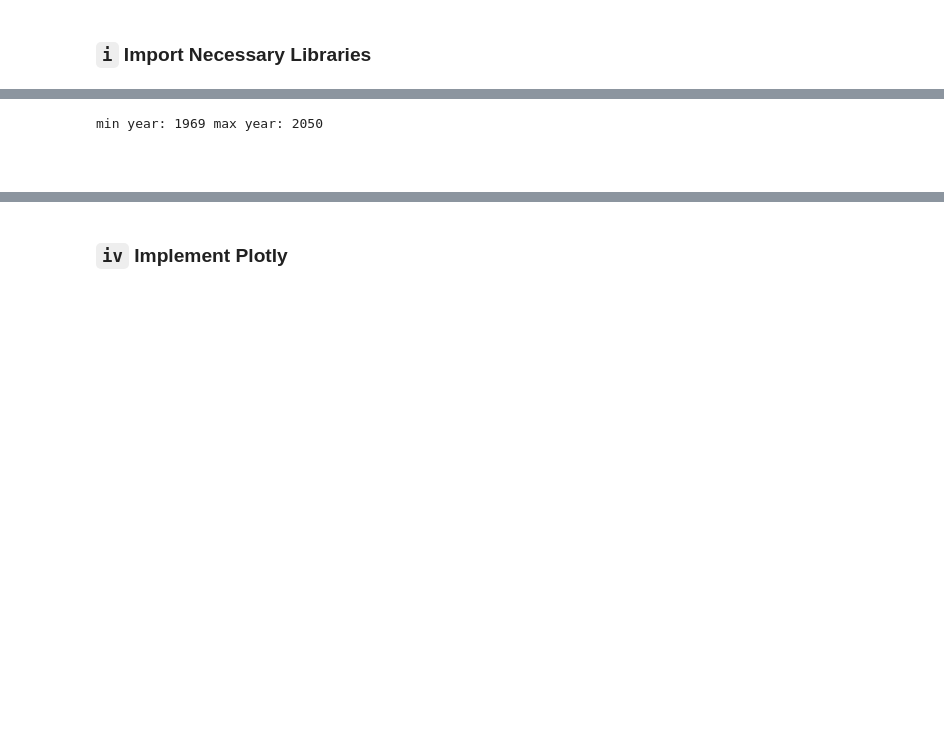
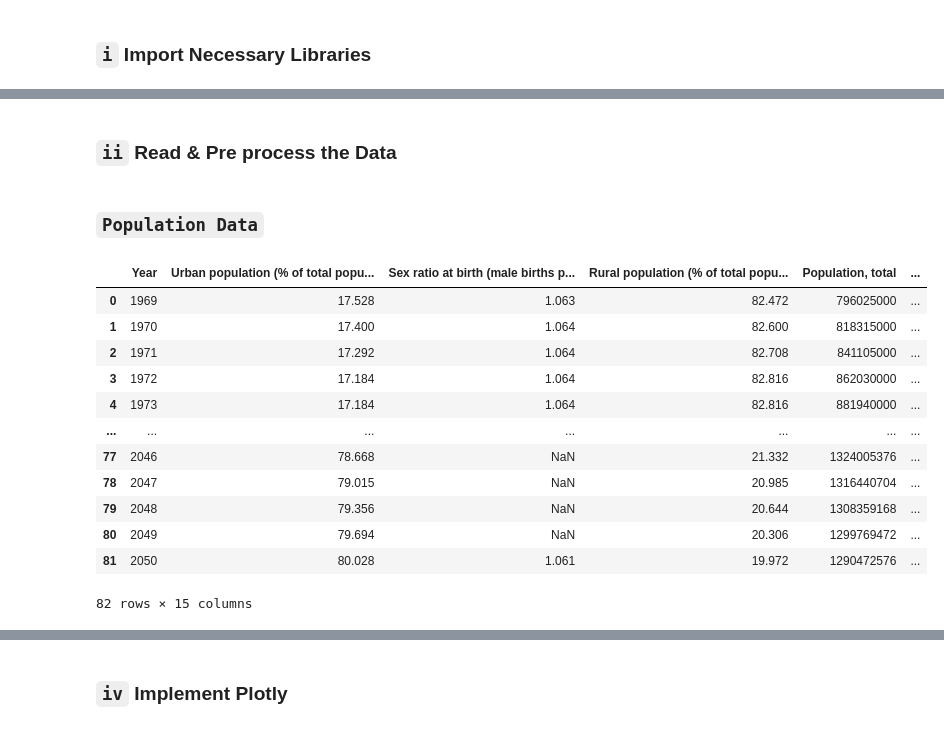
Before and after one commit to Elghandour-eng/Plotly-Dash, a Jupyter notebook: plotly-Dash-China.ipynb, the cells around one changed output, grey strips where cells are left out. Saved outputs shown, nothing was run; the diff lists cells and outputs as text; code cells hidden in the pictures; blank space fills up the shorter version.

```diff
--- a/plotly-Dash-China.ipynb
+++ b/plotly-Dash-China.ipynb
@@ -183,7 +10,0 @@ Index(['Year', 'Urban population (% of total population) [SP.URB.TOTL.IN.ZS]',
-# %%
-# range of years
-print("min year: " + str(df2['Year'].min()), "max year: " + str(df2['Year'].max()))
-# %% [output]
-min year: 1969 max year: 2050
-# %% [markdown]
-###
@@ -189,0 +24,21 @@ min year: 1969 max year: 2050
+# %% [markdown]
+### `ii` Read & Pre process the Data
+# %% [markdown]
+### `Population Data`
+# %%
+df = pd.read_csv('Data/China demographics 1965-2050.csv', na_values='..')
+df
+# %% [output]
+|  | Year | Urban population (% of total popu... | Sex ratio at birth (male births p... | Rural population (% of total popu... | Population, total | ... |
+| 0 | 1969 | 17.528 | 1.063 | 82.472 | 796025000 | ... |
+| 1 | 1970 | 17.400 | 1.064 | 82.600 | 818315000 | ... |
+| 2 | 1971 | 17.292 | 1.064 | 82.708 | 841105000 | ... |
+| 3 | 1972 | 17.184 | 1.064 | 82.816 | 862030000 | ... |
+| 4 | 1973 | 17.184 | 1.064 | 82.816 | 881940000 | ... |
+| ... | ... | ... | ... | ... | ... | ... |
+| 77 | 2046 | 78.668 | NaN | 21.332 | 1324005376 | ... |
+| 78 | 2047 | 79.015 | NaN | 20.985 | 1316440704 | ... |
+| 79 | 2048 | 79.356 | NaN | 20.644 | 1308359168 | ... |
+| 80 | 2049 | 79.694 | NaN | 20.306 | 1299769472 | ... |
+| 81 | 2050 | 80.028 | 1.061 | 19.972 | 1290472576 | ... |
+82 rows × 15 columns
```
Also changed, not shown: parts of 75 cells of this notebook, 19 other files.
